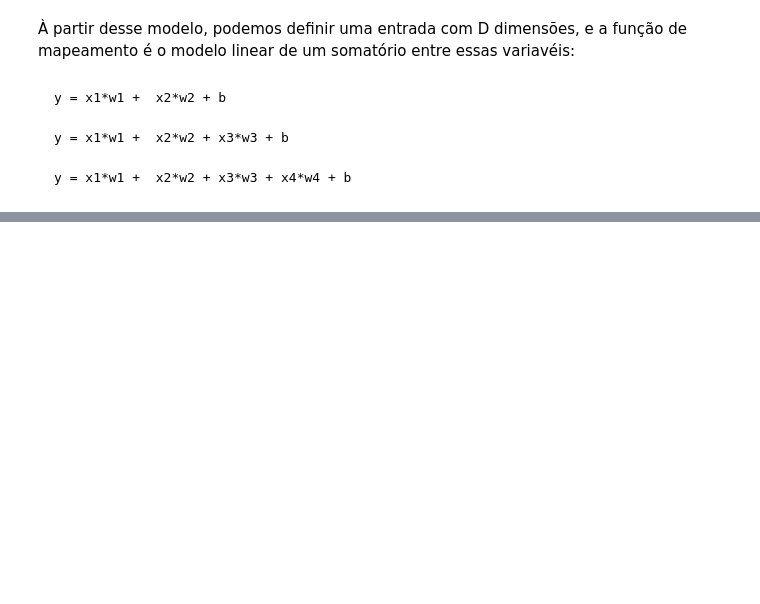
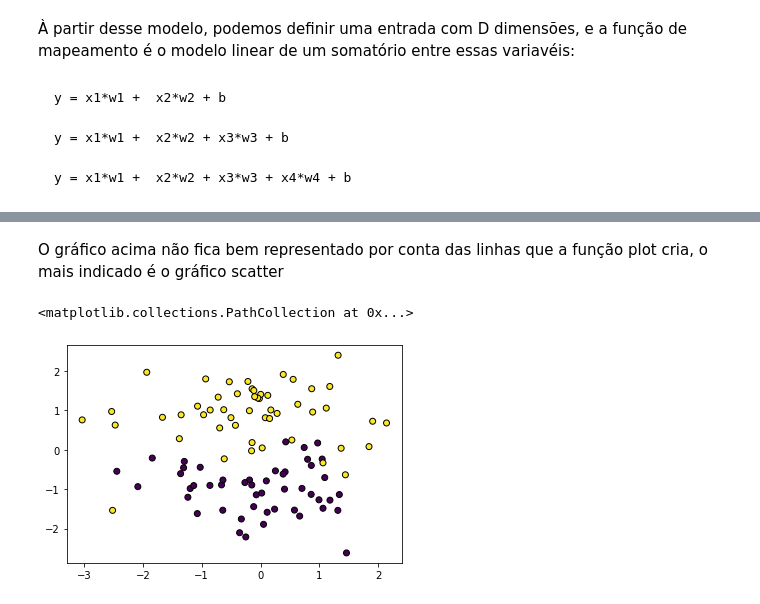
Before and after one commit to ClovisMonteiro/Redes_neurais, a Jupyter notebook: Classificação_Linear.ipynb, the cells around one changed output, grey strips where cells are left out. Saved outputs shown, nothing was run; the diff lists cells and outputs as text; code cells hidden in the pictures; blank space fills up the shorter version.

```diff
--- a/Classificação_Linear.ipynb
+++ b/Classificação_Linear.ipynb
@@ -101,0 +128,7 @@ y = x1*w1 +  x2*w2 + x3*w3 + x4*w4 + b
+# %% [markdown]
+O gráfico acima não fica bem representado por conta das linhas que a função plot cria, o mais indicado é o gráfico scatter
+# %%
+plt.scatter(X[:, 0], X[:, 1], marker = 'o', c=Y, edgecolor = 'k')
+# %% [output]
+<matplotlib.collections.PathCollection at 0x...>
+[figure, added]
```
Also changed, not shown: parts of 16 cells of this notebook.
